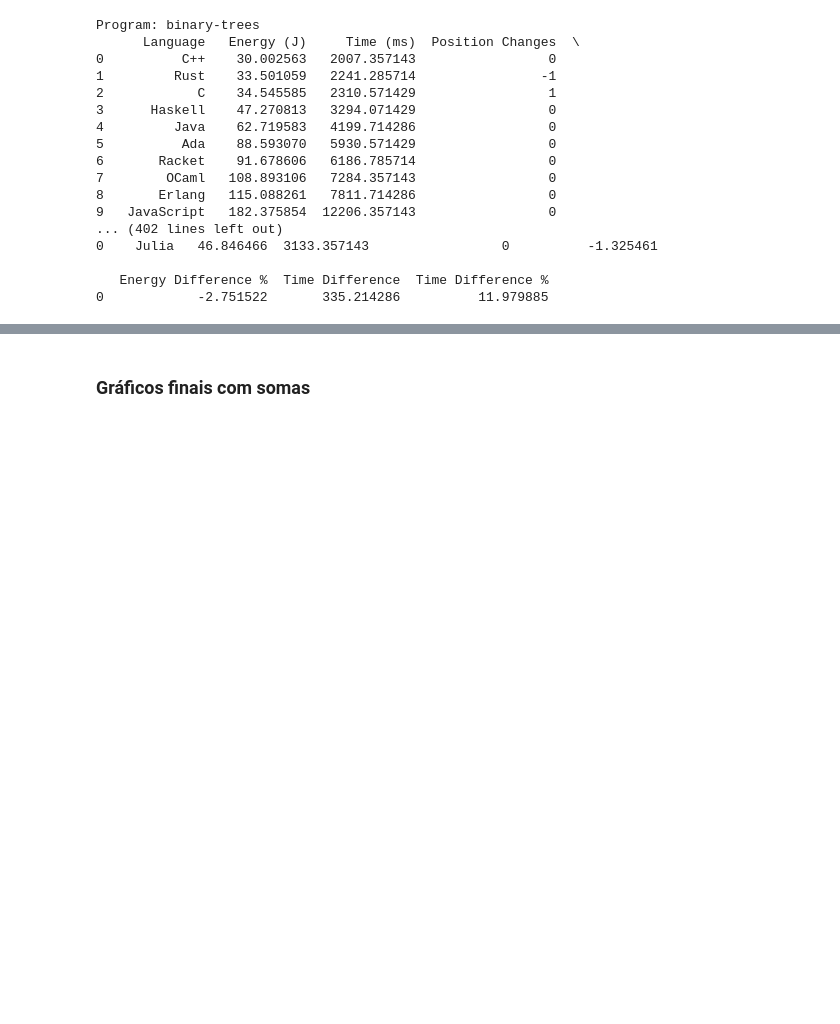
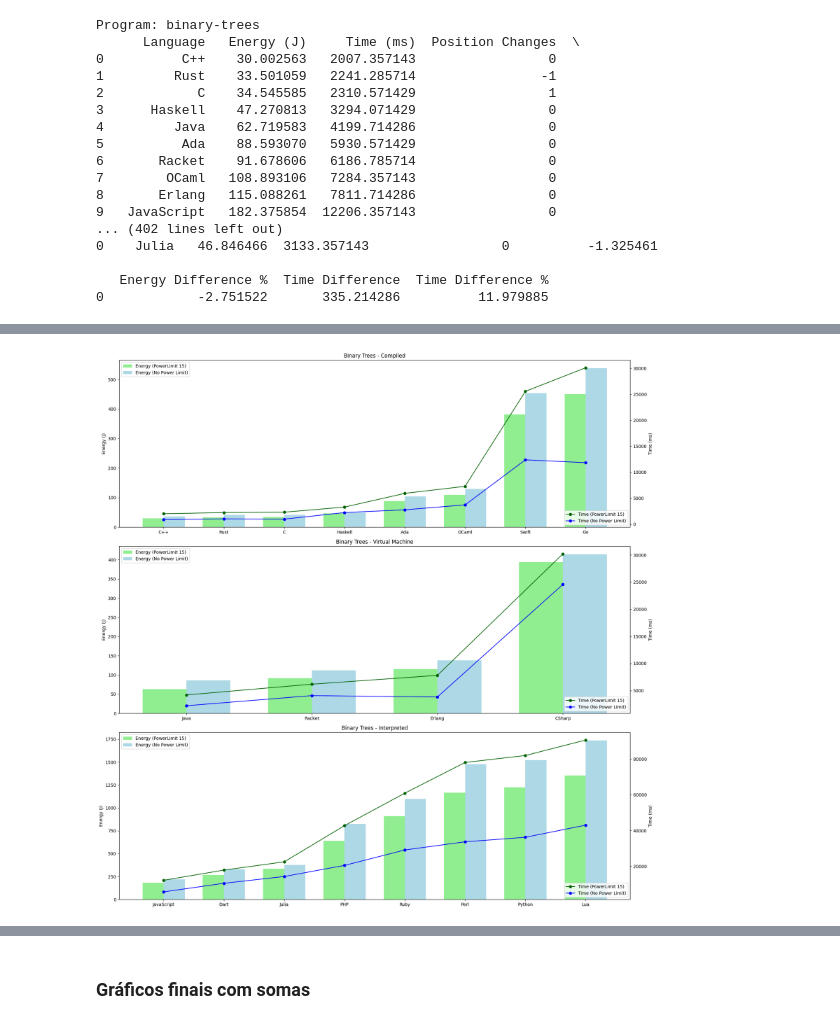
Before and after one commit to LuisMPSilva01/Energy-Languages-PowerCap, a Jupyter notebook: NoteBooks/statistics.ipynb, the cells around one changed output, grey strips where cells are left out. Drawn from its saved outputs; the diff is of its cells as text; code cells hidden in the pictures; blank space fills up the shorter version.

```diff
--- a/NoteBooks/statistics.ipynb
+++ b/NoteBooks/statistics.ipynb
@@ -408,0 +416,43 @@ binaryTrees.head(20)
+# %%
+# Separate data by Type and PowerLimit
+compiled_15_data = binaryTrees[(binaryTrees['Type'] == 'Compiled') & (binaryTrees['PowerLimit'] == 15)]
+compiled_minus_1_data = binaryTrees[(binaryTrees['Type'] == 'Compiled') & (binaryTrees['PowerLimit'] == -1)]
+
+vm_15_data = binaryTrees[(binaryTrees['Type'] == 'Virtual Machine') & (binaryTrees['PowerLimit'] == 15)]
+vm_minus_1_data = binaryTrees[(binaryTrees['Type'] == 'Virtual Machine') & (binaryTrees['PowerLimit'] == -1)]
+
+interpreted_15_data = binaryTrees[(binaryTrees['Type'] == 'Interpreted') & (binaryTrees['PowerLimit'] == 15)]
+interpreted_minus_1_data = binaryTrees[(binaryTrees['Type'] == 'Interpreted') & (binaryTrees['PowerLimit'] == -1)]
+
+# Function to plot data
+def plot_data(ax, energy_15, time_15, energy_minus_1, time_minus_1, label):
+    x = np.arange(len(energy_15))
+    width = 0.35
+
+    ax.bar(x - width/2, energy_15['Energy (J)'], width, color='lightgreen', label='Energy (PowerLimit 15)')
+    ax.bar(x + width/2, energy_minus_1['Energy (J)'], width, color='lightblue', label='Energy (No Power Limit)')
+
+    ax2 = ax.twinx()
+    ax2.plot(x, energy_15['Time (ms)'], color='darkgreen', marker='o', label='Time (PowerLimit 15)')
+    ax2.plot(x, time_minus_1['Time (ms)'], color='blue', marker='o', label='Time (No Power Limit)')
+
+    ax.set_xticks(x)
+    ax.set_xticklabels(energy_15['Language'])
+    ax.set_ylabel('Energy (J)')
+    ax2.set_ylabel('Time (ms)')
+    ax.set_title(label)
+    ax.legend(loc='upper left')
+    ax2.legend(loc='lower right')  # Adjusting legend position
+
+
+# Plotting
+fig, axs = plt.subplots(3, 1, figsize=(18, 18))
+
+plot_data(axs[0], compiled_15_data, compiled_15_data, compiled_minus_1_data, compiled_minus_1_data, 'Binary Trees - Compiled')
+plot_data(axs[1], vm_15_data, vm_15_data, vm_minus_1_data, vm_minus_1_data, 'Binary Trees - Virtual Machine')
+plot_data(axs[2], interpreted_15_data, interpreted_15_data, interpreted_minus_1_data, interpreted_minus_1_data, 'Binary Trees - Interpreted')
+
+plt.tight_layout()
+plt.show()
+# %% [output]
+[figure, added]
```
Also changed, not shown: parts of 6 cells of this notebook, 1 other file.
